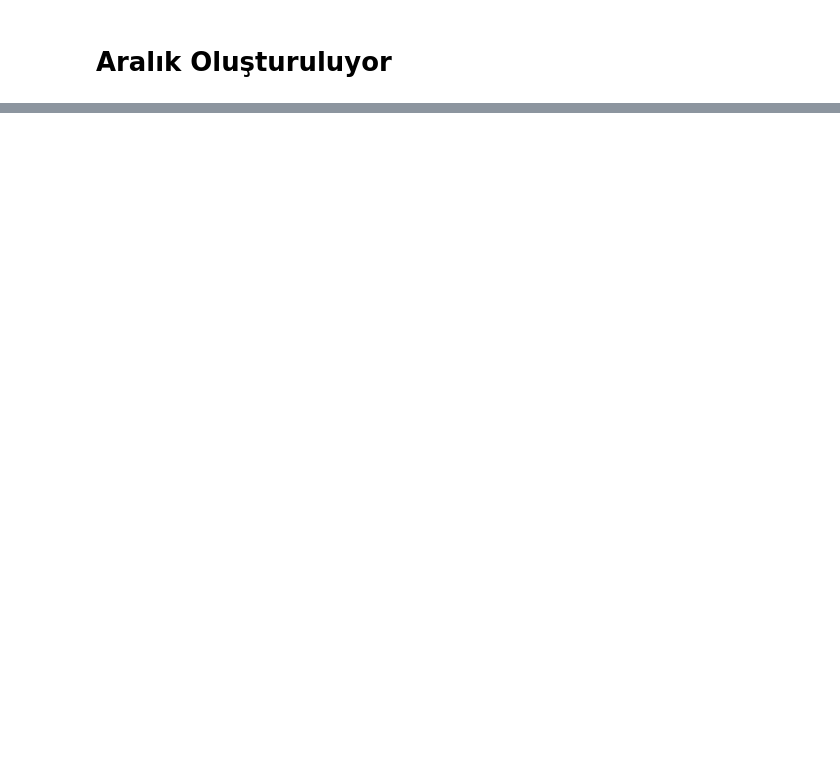
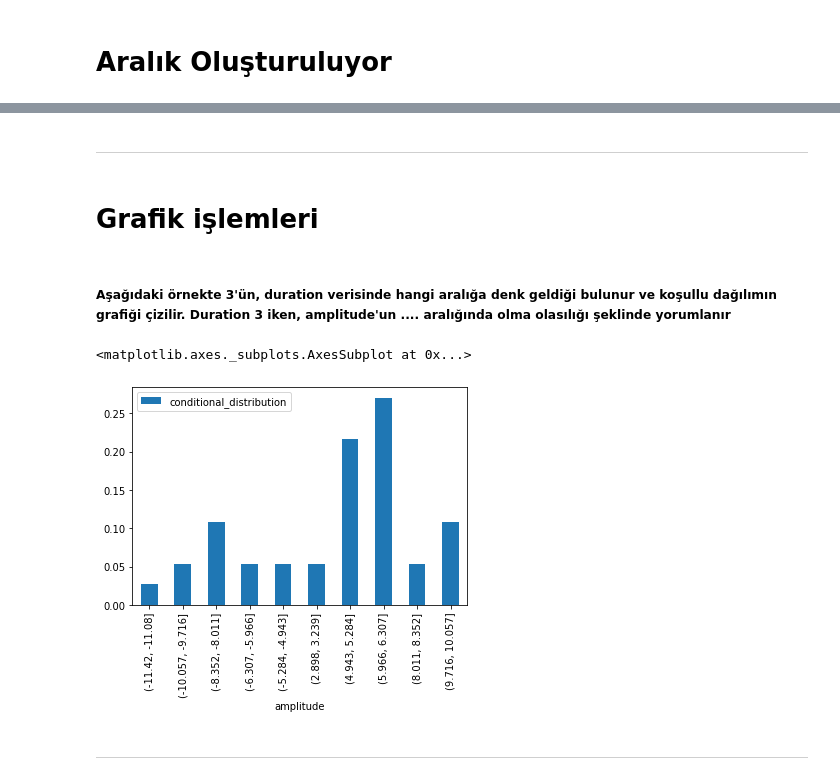
Before and after one commit to birdalugur/cefis2, a Jupyter notebook: Density Example.ipynb, the cells around one changed output, grey strips where cells are left out. Drawn from its saved outputs; the diff is of its cells as text; code cells hidden in the pictures; blank space fills up the shorter version.

Commit message:
density example

```diff
--- a/Density Example.ipynb
+++ b/Density Example.ipynb
@@ -17,2 +38,4 @@ range_creator = den.Interval('interval')
+# %%
+range_data =  range_creator.convert_range(data,100)
 # %%
-range_data =
+range_data.head(6)
@@ -35,0 +74,2 @@ veri
+# %%
+density_data = den.Density(range_data)
@@ -35,0 +107,2 @@ veri
+# %%
+conditional_data = density_data.conditional_density('duration').normal
@@ -35,0 +170,13 @@ veri
+# %% [markdown]
+---
+# %% [markdown]
+# Grafik işlemleri
+# %% [markdown]
+##### Aşağıdaki örnekte 3'ün, duration verisinde hangi aralığa denk geldiği bulunur ve koşullu dağılımın grafiği çizilir. Duration 3 iken, amplitude'un .... aralığında olma olasılığı şeklinde yorumlanır
+# %%
+graph.conditional_drawing(conditional_data,3)
+# %% [output]
+<matplotlib.axes._subplots.AxesSubplot at 0x...>
+[figure, added]
+# %% [markdown]
+---
```
Also changed, not shown: parts of 27 cells of this notebook, 2 other files.
